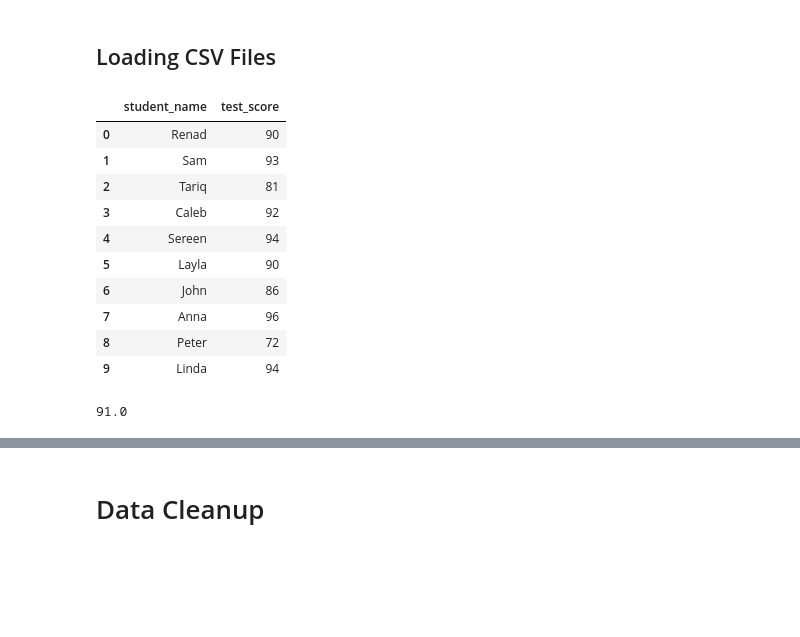
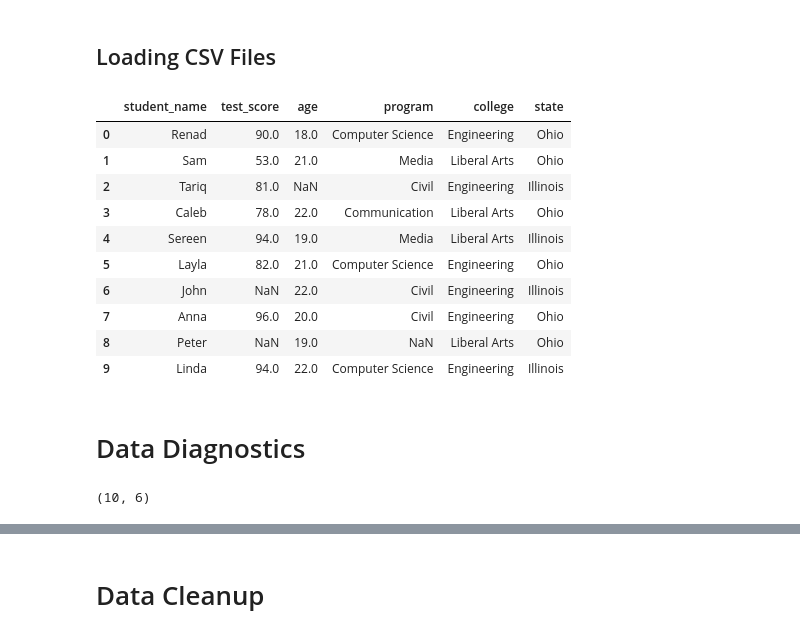
Before and after one commit to tooledesign/python-training, a Jupyter notebook: 01_Python Basics/01B_Basic Data.ipynb, the cells around one changed output, grey strips where cells are left out. Drawn from its saved outputs; the diff is of its cells as text; code cells hidden in the pictures; blank space fills up the shorter version.

```diff
--- a/01_Python Basics/01B_Basic Data.ipynb
+++ b/01_Python Basics/01B_Basic Data.ipynb
@@ -24,23 +25,26 @@ df
 | 3 | Linda | London | 33 |
 # %% [markdown]
 ## Loading CSV Files
-# %%
-#load csv from 99_Resources in the folder path
-df = pd.read_csv('../99_Resources/test_scores_example_data.csv')
-df
-# %% [output]
-|  | student_name | test_score |
-| 0 | Renad | 90 |
-| 1 | Sam | 93 |
-| 2 | Tariq | 81 |
-| 3 | Caleb | 92 |
-| 4 | Sereen | 94 |
-| 5 | Layla | 90 |
-| 6 | John | 86 |
-| 7 | Anna | 96 |
-| 8 | Peter | 72 |
-| 9 | Linda | 94 |
-# %%
-print(df['test_score'].median())
-# %% [output]
-91.0
+# %%
+# Load a sample CSV file using the `read_csv` method. Excel files can similarly be loaded using `read_excel`.
+df = pd.read_csv(os.path.join('..', '99_Resources', 'test_scores_example_data.csv'))
+df
+# %% [output]
+|  | student_name | test_score | age | program | college | state |
+| 0 | Renad | 90.0 | 18.0 | Computer Science | Engineering | Ohio |
+| 1 | Sam | 53.0 | 21.0 | Media | Liberal Arts | Ohio |
+| 2 | Tariq | 81.0 | NaN | Civil | Engineering | Illinois |
+| 3 | Caleb | 78.0 | 22.0 | Communication | Liberal Arts | Ohio |
+| 4 | Sereen | 94.0 | 19.0 | Media | Liberal Arts | Illinois |
+| 5 | Layla | 82.0 | 21.0 | Computer Science | Engineering | Ohio |
+| 6 | John | NaN | 22.0 | Civil | Engineering | Illinois |
+| 7 | Anna | 96.0 | 20.0 | Civil | Engineering | Ohio |
+| 8 | Peter | NaN | 19.0 | NaN | Liberal Arts | Ohio |
+| 9 | Linda | 94.0 | 22.0 | Computer Science | Engineering | Illinois |
+# %% [markdown]
+# Data Diagnostics
+# %%
+# Display the number of rows and columns in the dataframe
+df.shape
+# %% [output]
+(10, 6)
```
Also changed, not shown: parts of 47 cells of this notebook, 3 other files.
